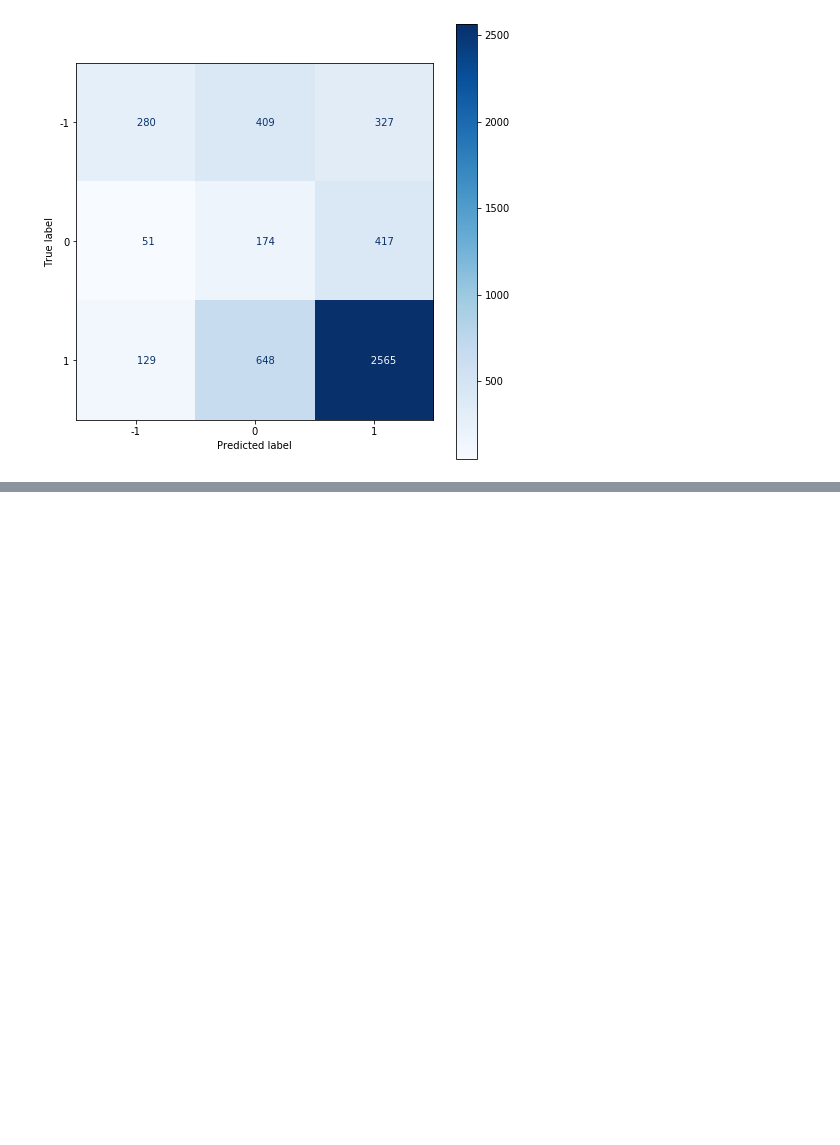
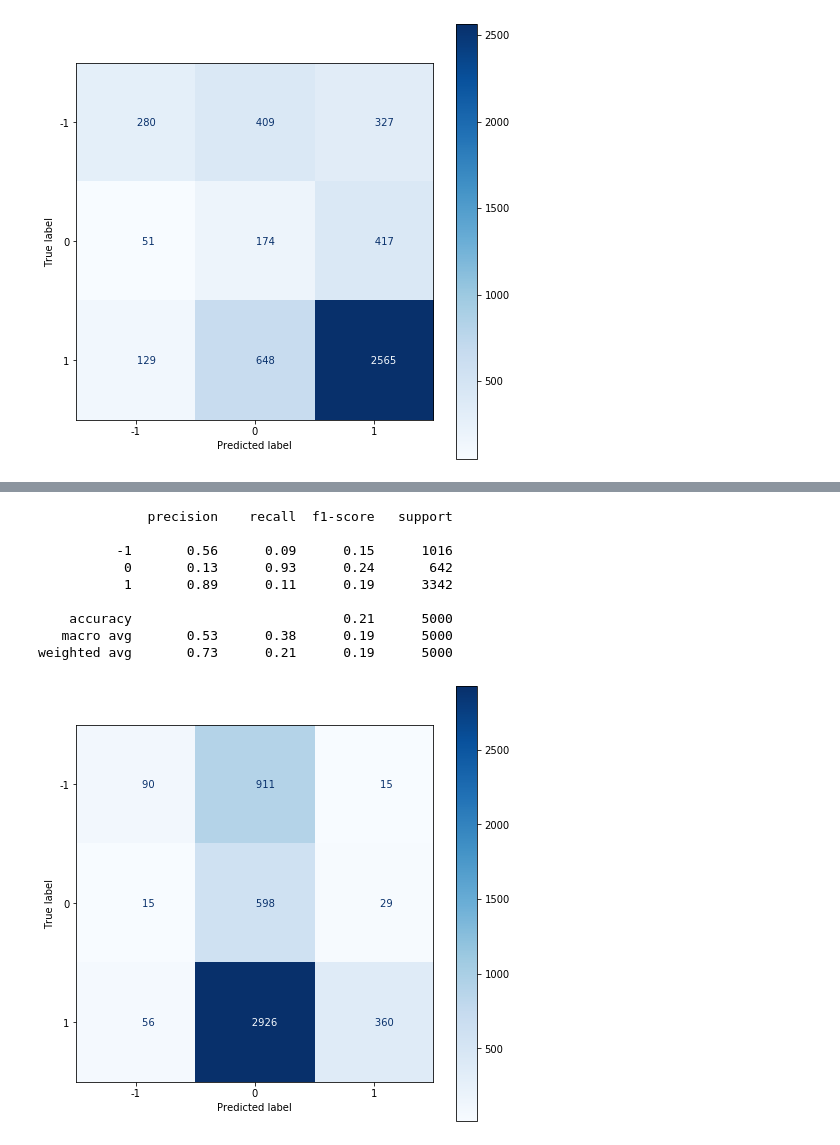
Before and after one commit to afflint/textsent, a Jupyter notebook: Synsets, wordnet and Yelp reviews.ipynb, the cells around one changed output, grey strips where cells are left out. Cells and saved outputs as stored; diff of their text form; code cells hidden in the pictures; blank space fills up the shorter version.

```diff
--- a/Synsets, wordnet and Yelp reviews.ipynb
+++ b/Synsets, wordnet and Yelp reviews.ipynb
@@ -296,0 +378,2 @@ weighted avg       0.66      0.60      0.62      5000
+# %%
+y_wa_pred = wn_wa.predict(docs)
@@ -296,0 +384,13 @@ weighted avg       0.66      0.60      0.62      5000
+# %%
+print_report_plot_cf(y_true, y_wa_pred)
+# %% [output]
+              precision    recall  f1-score   support
+
+          -1       0.56      0.09      0.15      1016
+           0       0.13      0.93      0.24       642
+           1       0.89      0.11      0.19      3342
+
+    accuracy                           0.21      5000
+   macro avg       0.53      0.38      0.19      5000
+weighted avg       0.73      0.21      0.19      5000
+[figure, added]
```
Also changed, not shown: parts of 8 cells of this notebook.
